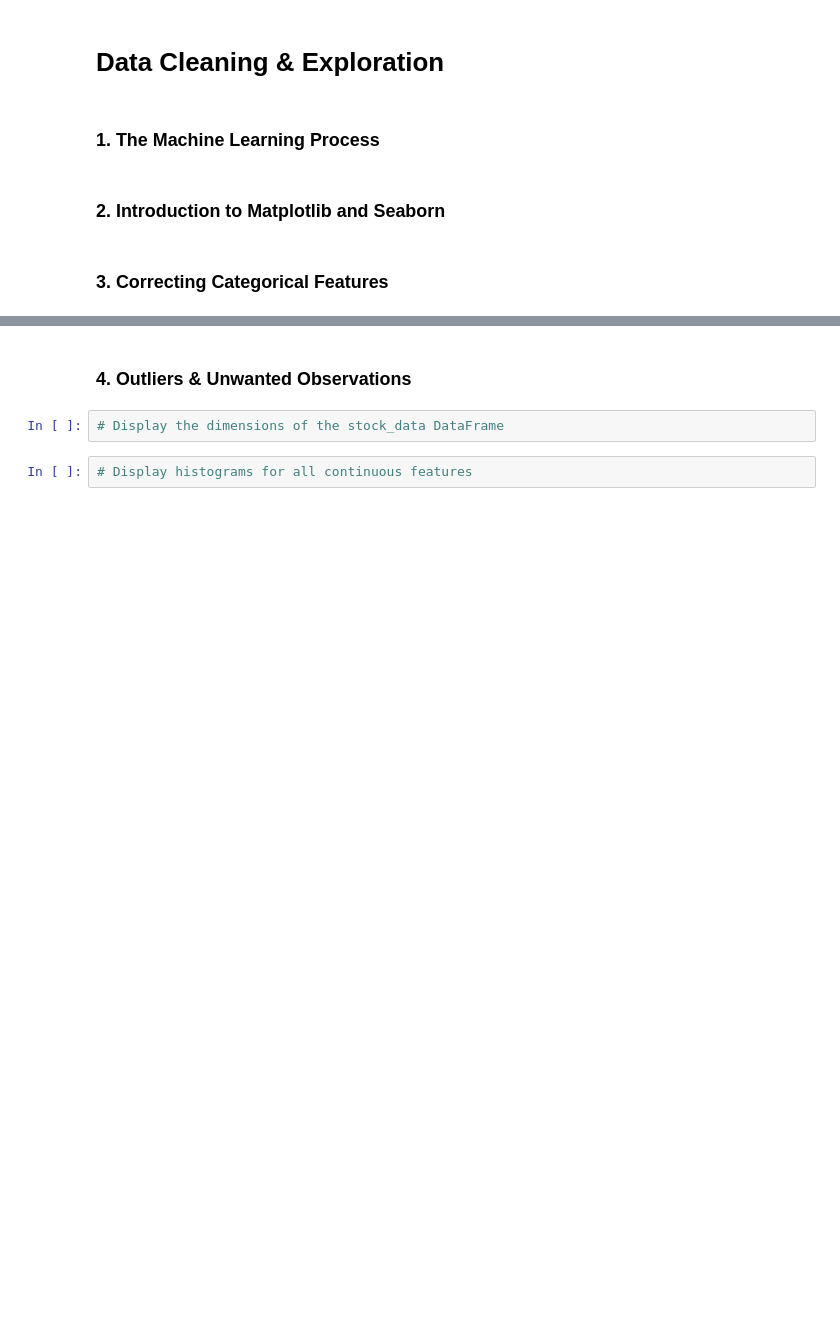
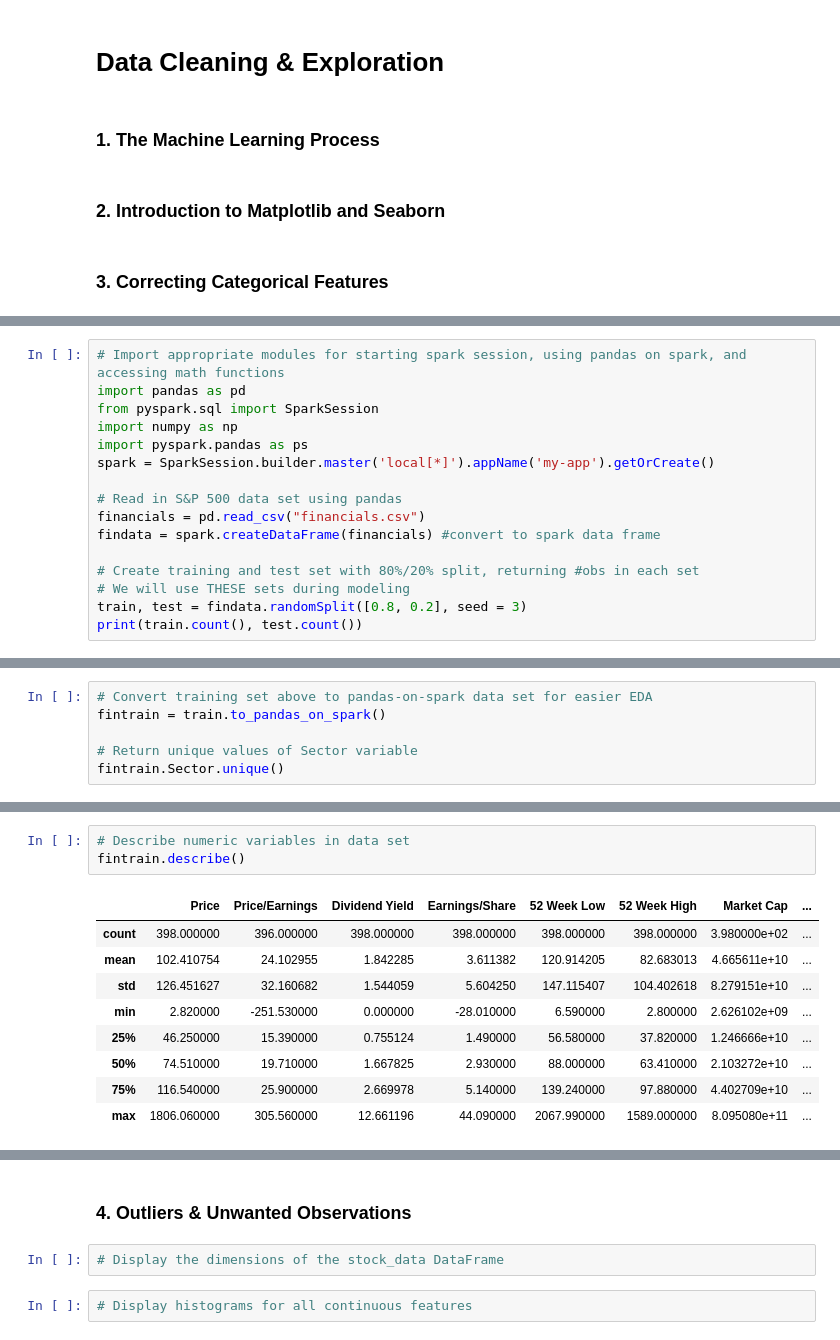
Before and after one commit to atbiggie/ST590FinalProject, a Jupyter notebook: FinalProjectEDA.ipynb, the cells around one changed output, grey strips where cells are left out. Drawn from its saved outputs; the diff is of its cells as text; blank space fills up the shorter version.

```diff
--- a/FinalProjectEDA.ipynb
+++ b/FinalProjectEDA.ipynb
@@ -17,0 +14,16 @@
+# %%
+# Import appropriate modules for starting spark session, using pandas on spark, and accessing math functions
+import pandas as pd
+from pyspark.sql import SparkSession
+import numpy as np
+import pyspark.pandas as ps
+spark = SparkSession.builder.master('local[*]').appName('my-app').getOrCreate()
+
+# Read in S&P 500 data set using pandas
+financials = pd.read_csv("financials.csv")
+findata = spark.createDataFrame(financials) #convert to spark data frame
+
+# Create training and test set with 80%/20% split, returning #obs in each set
+# We will use THESE sets during modeling
+train, test = findata.randomSplit([0.8, 0.2], seed = 3)
+print(train.count(), test.count())
@@ -17,0 +32,6 @@
+# %%
+# Convert training set above to pandas-on-spark data set for easier EDA
+fintrain = train.to_pandas_on_spark()
+
+# Return unique values of Sector variable
+fintrain.Sector.unique()
@@ -17,0 +51,13 @@
+# %%
+# Describe numeric variables in data set
+fintrain.describe()
+# %% [output]
+|  | Price | Price/Earnings | Dividend Yield | Earnings/Share | 52 Week Low | 52 Week High | Market Cap | ... |
+| count | 398.000000 | 396.000000 | 398.000000 | 398.000000 | 398.000000 | 398.000000 | 3.980000e+02 | ... |
+| mean | 102.410754 | 24.102955 | 1.842285 | 3.611382 | 120.914205 | 82.683013 | 4.665611e+10 | ... |
+| std | 126.451627 | 32.160682 | 1.544059 | 5.604250 | 147.115407 | 104.402618 | 8.279151e+10 | ... |
+| min | 2.820000 | -251.530000 | 0.000000 | -28.010000 | 6.590000 | 2.800000 | 2.626102e+09 | ... |
+| 25% | 46.250000 | 15.390000 | 0.755124 | 1.490000 | 56.580000 | 37.820000 | 1.246666e+10 | ... |
+| 50% | 74.510000 | 19.710000 | 1.667825 | 2.930000 | 88.000000 | 63.410000 | 2.103272e+10 | ... |
+| 75% | 116.540000 | 25.900000 | 2.669978 | 5.140000 | 139.240000 | 97.880000 | 4.402709e+10 | ... |
+| max | 1806.060000 | 305.560000 | 12.661196 | 44.090000 | 2067.990000 | 1589.000000 | 8.095080e+11 | ... |
```
Also changed, not shown: parts of 11 cells of this notebook.
